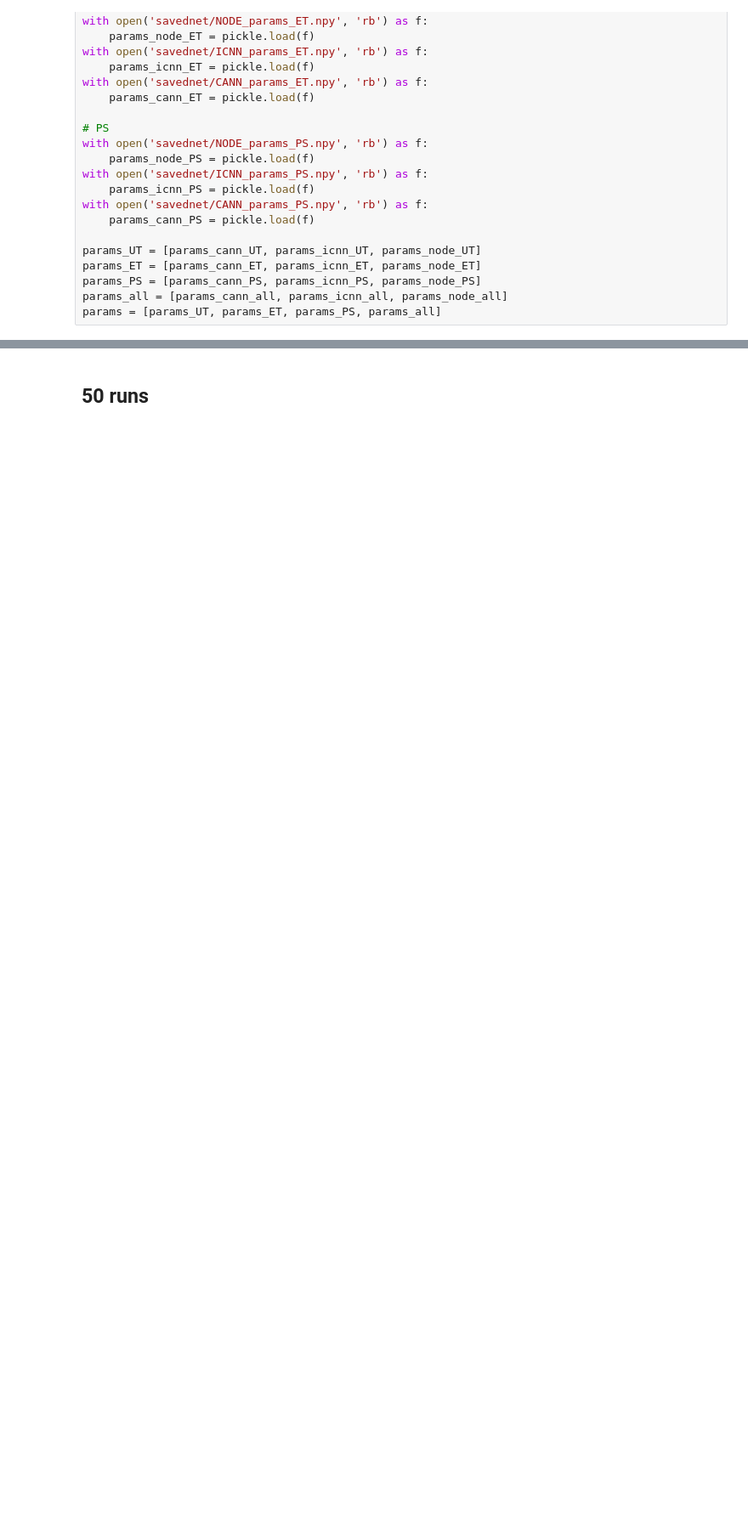
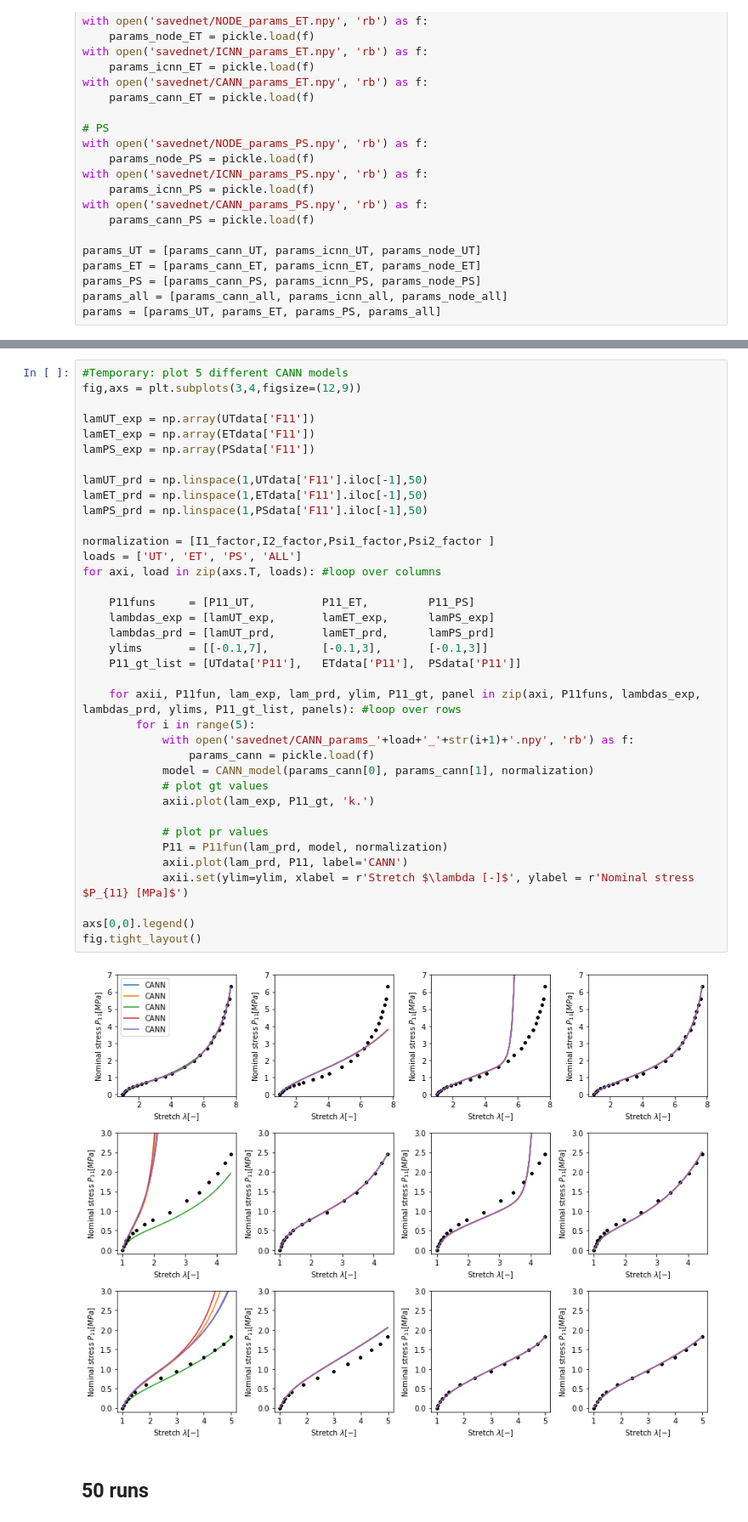
Before and after one commit to tajtac/hypermodelcomp, a Jupyter notebook: Train_Rubber.ipynb, the cells around one changed output, grey strips where cells are left out. Shown at 85% size. Drawn from its saved outputs; the diff is of its cells as text; blank space fills up the shorter version.

```diff
--- a/Train_Rubber.ipynb
+++ b/Train_Rubber.ipynb
@@ -851,5 +923,44 @@ fig.tight_layout()
 # %% [output]
 [figure]
+# %%
+#Temporary: plot 5 different CANN models
+fig,axs = plt.subplots(3,4,figsize=(12,9))
+
+lamUT_exp = np.array(UTdata['F11'])
+lamET_exp = np.array(ETdata['F11'])
+lamPS_exp = np.array(PSdata['F11'])
+
+lamUT_prd = np.linspace(1,UTdata['F11'].iloc[-1],50)
+lamET_prd = np.linspace(1,ETdata['F11'].iloc[-1],50)
+lamPS_prd = np.linspace(1,PSdata['F11'].iloc[-1],50)
+
+normalization = [I1_factor,I2_factor,Psi1_factor,Psi2_factor ]
+loads = ['UT', 'ET', 'PS', 'ALL']
+for axi, load in zip(axs.T, loads): #loop over columns
+
+    P11funs     = [P11_UT,          P11_ET,         P11_PS]
+    lambdas_exp = [lamUT_exp,       lamET_exp,      lamPS_exp]
+    lambdas_prd = [lamUT_prd,       lamET_prd,      lamPS_prd]
+    ylims       = [[-0.1,7],        [-0.1,3],       [-0.1,3]]
+    P11_gt_list = [UTdata['P11'],   ETdata['P11'],  PSdata['P11']]
+
+    for axii, P11fun, lam_exp, lam_prd, ylim, P11_gt, panel in zip(axi, P11funs, lambdas_exp, lambdas_prd, ylims, P11_gt_list, panels): #loop over rows
+        for i in range(5):
+            with open('savednet/CANN_params_'+load+'_'+str(i+1)+'.npy', 'rb') as f:
+                params_cann = pickle.load(f)
+            model = CANN_model(params_cann[0], params_cann[1], normalization)
+            # plot gt values
+            axii.plot(lam_exp, P11_gt, 'k.')
+
+            # plot pr values
+            P11 = P11fun(lam_prd, model, normalization)
+            axii.plot(lam_prd, P11, label='CANN')
+            axii.set(ylim=ylim, xlabel = r'Stretch $\lambda [-]$', ylabel = r'Nominal stress $P_{11} [MPa]$')
+
+axs[0,0].legend()
+fig.tight_layout()
+# %% [output]
+[figure, added]
 # %% [markdown]
 ## 50 runs
 # %%
```
Also changed, not shown: parts of 9 cells of this notebook, 57 other files.
